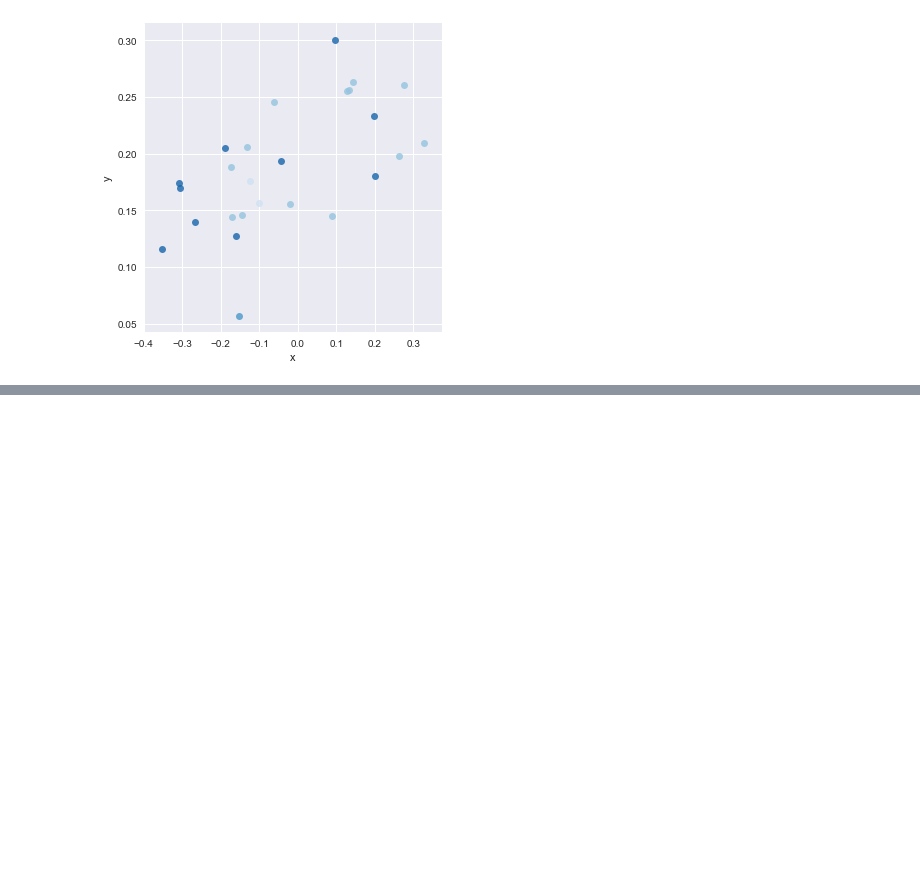
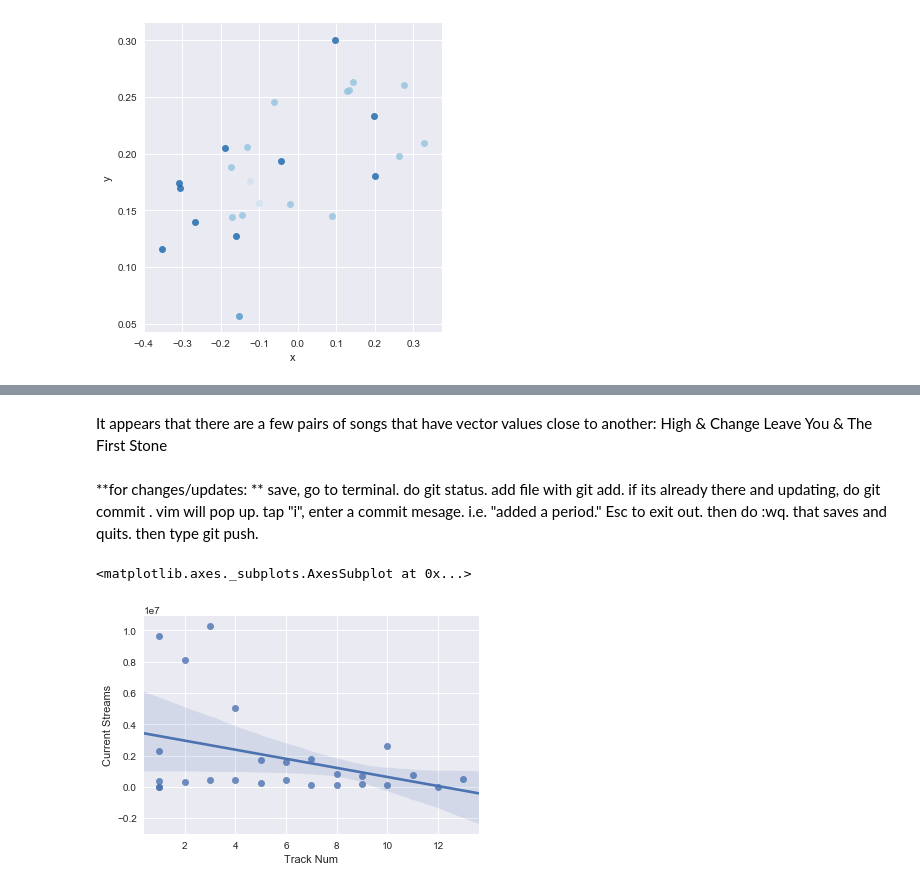
Before and after one commit to danielleip/sirsly, a Jupyter notebook: Sir_Sly.ipynb, the cells around one changed output, grey strips where cells are left out. Saved outputs shown, nothing was run; the diff lists cells and outputs as text; code cells hidden in the pictures; blank space fills up the shorter version.

Commit message:
"Commiting second update"

```diff
--- a/Sir_Sly.ipynb
+++ b/Sir_Sly.ipynb
@@ -92,3 +108,23 @@ colors[-1] = "rgba(.99,.5,.2,1.)"
 py.iplot([go.Scatter(x = lyrics['x'], y = lyrics['y'], mode='markers', marker=dict(color=colors), text=lyrics['Title'])])
 # %% [output]
 [interactive output not drawn]
+# %% [markdown]
+It appears that there are a few pairs of songs that have vector values close to another:
+    High & Change
+    Leave You & The First Stone
+# %% [markdown]
+**for changes/updates: **
+    save, go to terminal. do git status. add file with git add. if its already there and updating, do git commit <file name>. vim will pop up. tap "i", enter a commit mesage. i.e. "added a period." Esc to exit out. then do :wq. that saves and quits. then type git push.
+# %%
+plt.figure()
+#for_plotting = daily_counts
+#for_plotting["Daily Count Casual Riders"] = for_plotting["casual"]
+#for_plotting["Daily Count Registered Riders"] = for_plotting["registered"]
+
+lyrics["Current Streams"].replace(("none"), (0), inplace=True)
+lyrics["Current Streams"] = lyrics["Current Streams"].fillna(0)
+lyrics["Current Streams"] = [int(lyrics["Current Streams"][i]) for i in np.arange(26)]
+sns.regplot(x= "Track Num", y ="Current Streams", data=lyrics)
+# %% [output]
+<matplotlib.axes._subplots.AxesSubplot at 0x...>
+[figure, added]
```
Also changed, not shown: parts of 5 cells of this notebook.
